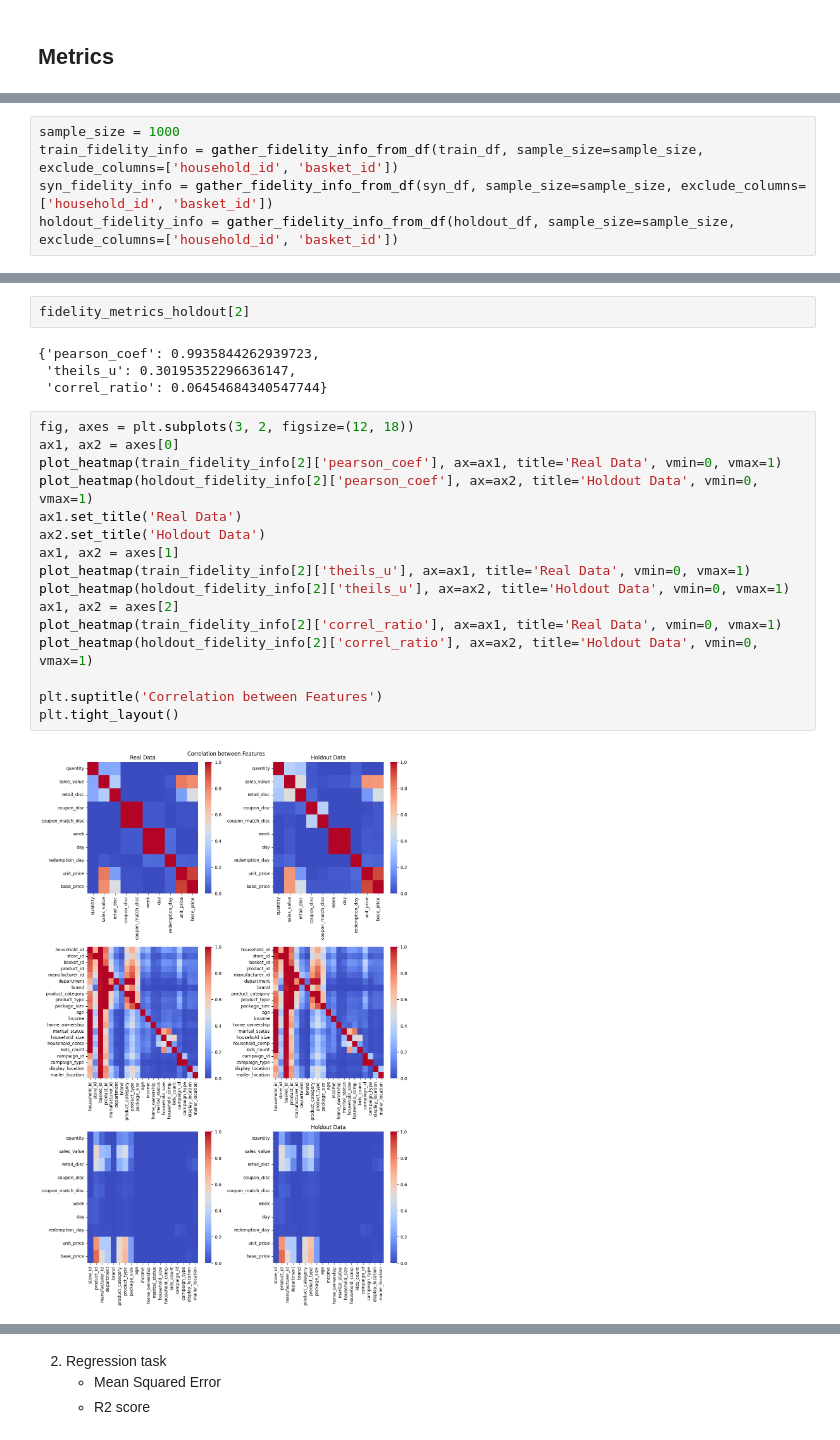
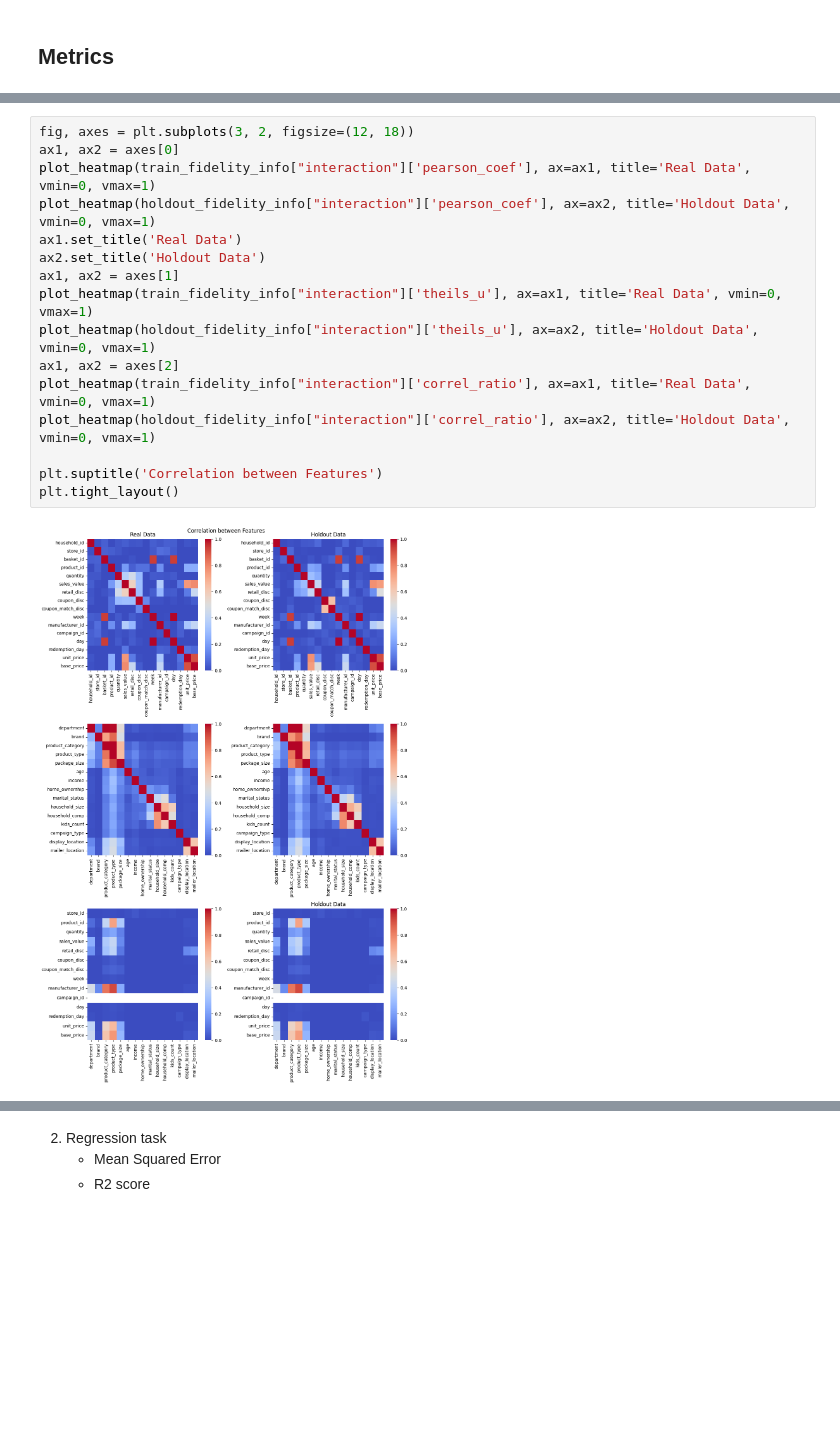
Before and after one commit to YuXia-SR/syncomp, a Jupyter notebook: notebooks/report.ipynb, the cells around one changed output, grey strips where cells are left out. Drawn from its saved outputs; the diff is of its cells as text; blank space fills up the shorter version.

```diff
--- a/notebooks/report.ipynb
+++ b/notebooks/report.ipynb
@@ -96,5 +84,0 @@ syn_df[categorical_columns] = syn_df[categorical_columns].astype(str)
-# %%
-sample_size = 1000
-train_fidelity_info = gather_fidelity_info_from_df(train_df, sample_size=sample_size, exclude_columns=['household_id', 'basket_id'])
-syn_fidelity_info = gather_fidelity_info_from_df(syn_df, sample_size=sample_size, exclude_columns=['household_id', 'basket_id'])
-holdout_fidelity_info = gather_fidelity_info_from_df(holdout_df, sample_size=sample_size, exclude_columns=['household_id', 'basket_id'])
@@ -220,25 +177,19 @@ fidelity_metrics[1]
-# %%
-fidelity_metrics_holdout[2]
-# %% [output]
-{'pearson_coef': 0.9935844262939723,
- 'theils_u': 0.30195352296636147,
- 'correl_ratio': 0.06454684340547744}
 # %%
 fig, axes = plt.subplots(3, 2, figsize=(12, 18))
 ax1, ax2 = axes[0]
-plot_heatmap(train_fidelity_info[2]['pearson_coef'], ax=ax1, title='Real Data', vmin=0, vmax=1)
-plot_heatmap(holdout_fidelity_info[2]['pearson_coef'], ax=ax2, title='Holdout Data', vmin=0, vmax=1)
+plot_heatmap(train_fidelity_info["interaction"]['pearson_coef'], ax=ax1, title='Real Data', vmin=0, vmax=1)
+plot_heatmap(holdout_fidelity_info["interaction"]['pearson_coef'], ax=ax2, title='Holdout Data', vmin=0, vmax=1)
 ax1.set_title('Real Data')
 ax2.set_title('Holdout Data')
 ax1, ax2 = axes[1]
-plot_heatmap(train_fidelity_info[2]['theils_u'], ax=ax1, title='Real Data', vmin=0, vmax=1)
-plot_heatmap(holdout_fidelity_info[2]['theils_u'], ax=ax2, title='Holdout Data', vmin=0, vmax=1)
+plot_heatmap(train_fidelity_info["interaction"]['theils_u'], ax=ax1, title='Real Data', vmin=0, vmax=1)
+plot_heatmap(holdout_fidelity_info["interaction"]['theils_u'], ax=ax2, title='Holdout Data', vmin=0, vmax=1)
 ax1, ax2 = axes[2]
-plot_heatmap(train_fidelity_info[2]['correl_ratio'], ax=ax1, title='Real Data', vmin=0, vmax=1)
-plot_heatmap(holdout_fidelity_info[2]['correl_ratio'], ax=ax2, title='Holdout Data', vmin=0, vmax=1)
+plot_heatmap(train_fidelity_info["interaction"]['correl_ratio'], ax=ax1, title='Real Data', vmin=0, vmax=1)
+plot_heatmap(holdout_fidelity_info["interaction"]['correl_ratio'], ax=ax2, title='Holdout Data', vmin=0, vmax=1)
 
 plt.suptitle('Correlation between Features')
 plt.tight_layout()
 # %% [output]
-[figure, old version]
+[figure, new version]
 # %% [markdown]
```
Also changed, not shown: parts of 51 cells of this notebook, 8 other files.
